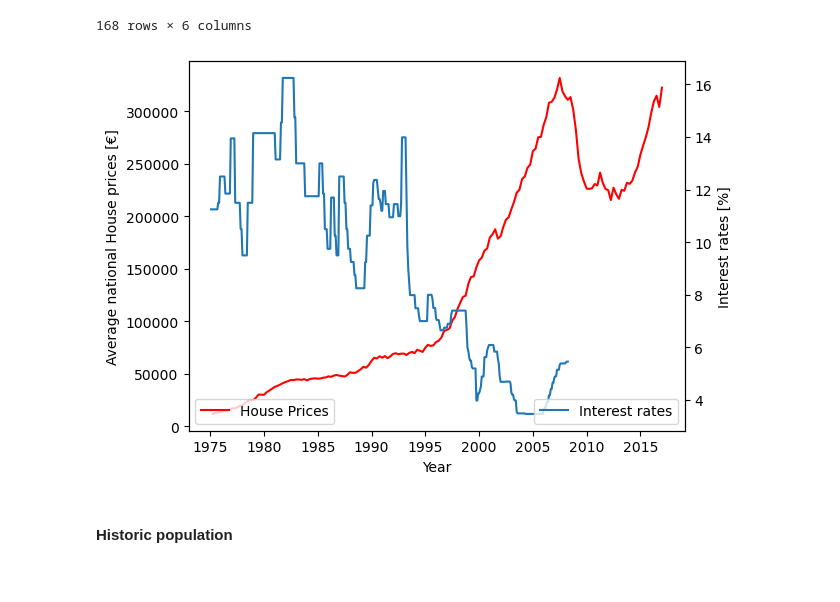
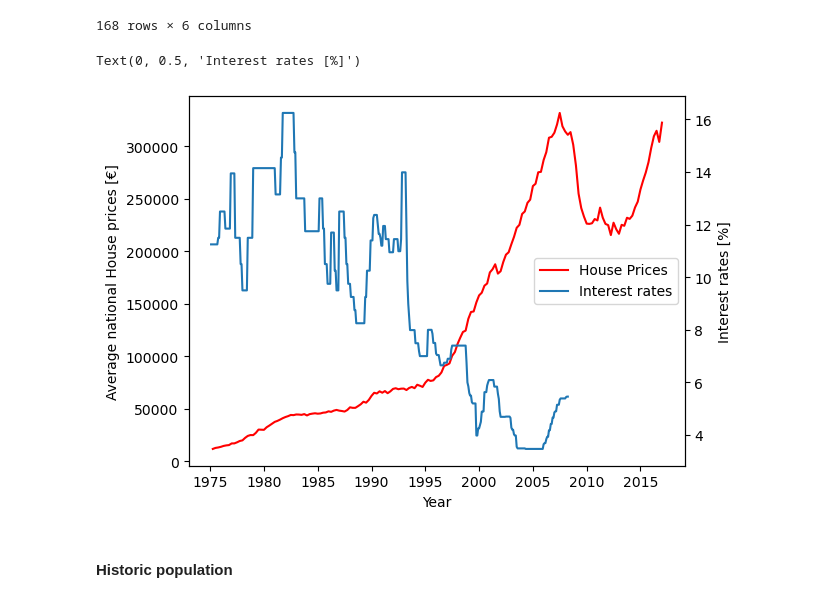
Before and after one commit to shanekeenan/prog_data_analysis, a Jupyter notebook: project1/project1.ipynb, the cells around one changed output. Drawn from its saved outputs; the diff is of its cells as text; code cells hidden in the pictures.

Commit message:
Project work - updated real world data plots - some improvement simulating data..

```diff
--- a/project1/project1.ipynb
+++ b/project1/project1.ipynb
@@ -333,24 +382,38 @@ real_price_filtered_idx2 # it worked !
 | 167 | 2016-12-31 | New House Prices | 2016Q4 | National | Euro | 322680.0 |
 168 rows × 6 columns
 # %%
+#fig, ax1 = plt.subplots()
+#ax1.set_xlabel('Year')
+#ax1.set_ylabel('Average national House prices [\u20AC]')
+#ax1.plot(real_price_filtered_idx2['date'], real_price_filtered_idx2['VALUE'], color='red', label='House Prices')
+#ax1.tick_params(axis='y')
+#ax1.legend(loc='lower left')
 
+#ax2 = ax1.twinx()
+#ax2.set_ylabel('Interest rates [%]')
+#ax2.plot(data_wreal['Year/Month'], data_wreal['r_intra'], label='Interest rates')
+#ax2.tick_params(axis='y')
+#ax2.legend(loc='lower right')
 
+# come back and redo plot with..
+#all labels on one legend:  https://stackoverflow.com/questions/5484922/secondary-axis-with-twinx-how-to-add-to-legend
 
-fig, ax1 = plt.subplots()
-
-ax1.set_xlabel('Year')
-ax1.set_ylabel('Average national House prices [\u20AC]')
-ax1.plot(real_price_filtered_idx2['date'], real_price_filtered_idx2['VALUE'], color='red', label='House Prices')
-ax1.tick_params(axis='y')
-ax1.legend(loc='lower left')
-
-ax2 = ax1.twinx()
-color = 'tab:blue'
+fig = plt.figure()
+ax = fig.add_subplot(111)
+lns1 = ax.plot(real_price_filtered_idx2['date'], real_price_filtered_idx2['VALUE'], color='red', label='House Prices')
+ax.set_xlabel('Year')
+ax.set_ylabel('Average national House prices [\u20AC]')
+#ax1.tick_params(axis='y')
+ax2 = ax.twinx()
+lns2  = ax2.plot(data_wreal['Year/Month'], data_wreal['r_intra'], label='Interest rates')
+lns = lns1 + lns2
+labs = [l.get_label() for l in lns]
+ax.legend(lns, labs, loc='center right')
+ax2.set_xlabel('Year')
 ax2.set_ylabel('Interest rates [%]')
-ax2.plot(data_wreal['Year/Month'], data_wreal['r_intra'], color=color, label='Interest rates')
-ax2.tick_params(axis='y')
-ax2.legend(loc='lower right')
-# Show the plot
-plt.show()
+#ax2.title('Population Estimates (Persons in April) 1950 - 2023')
+#ax2.legend(loc=1)
+#ax2.show()
 # %% [output]
+Text(0, 0.5, 'Interest rates [%]')
-[figure, old version]
+[figure, new version]
```
Also changed, not shown: parts of 15 cells of this notebook.
